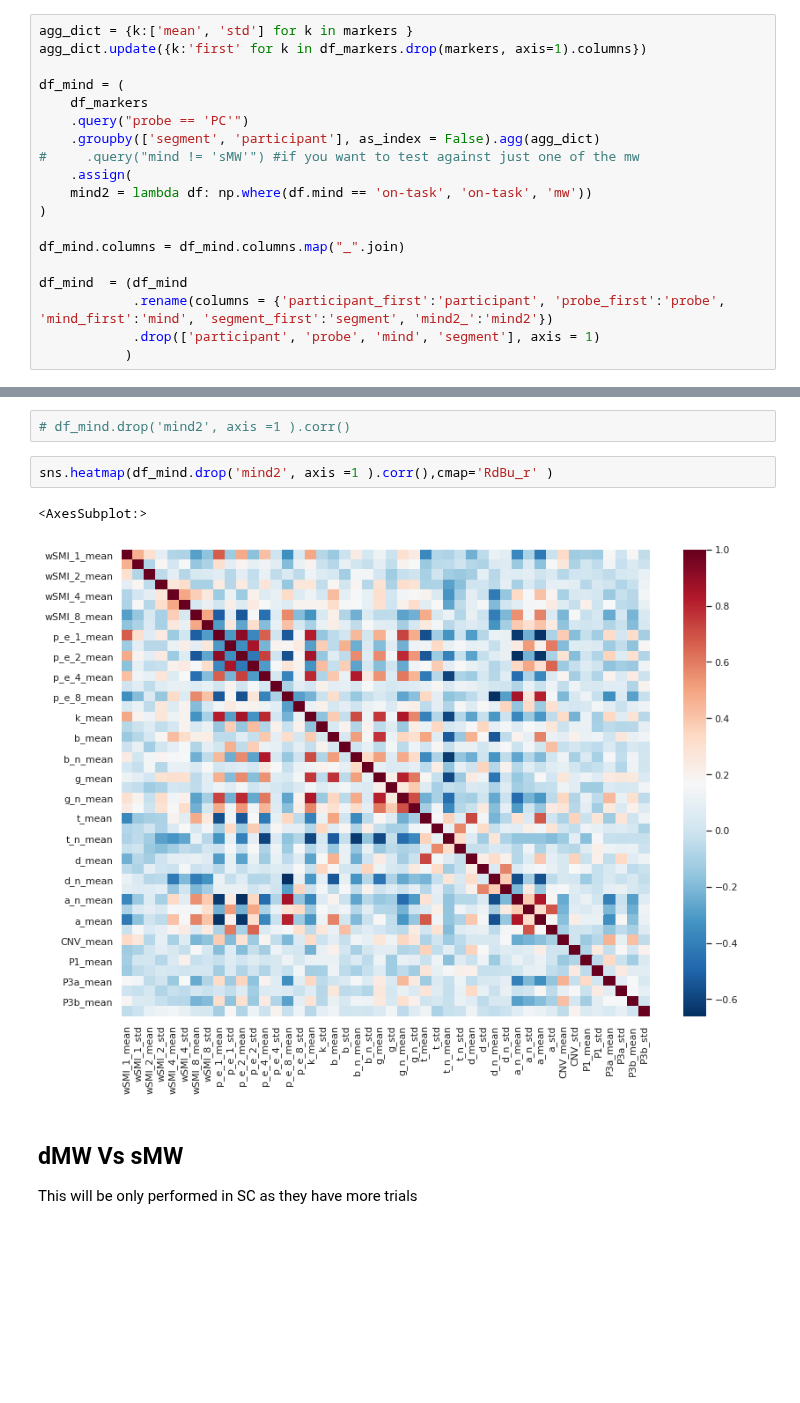
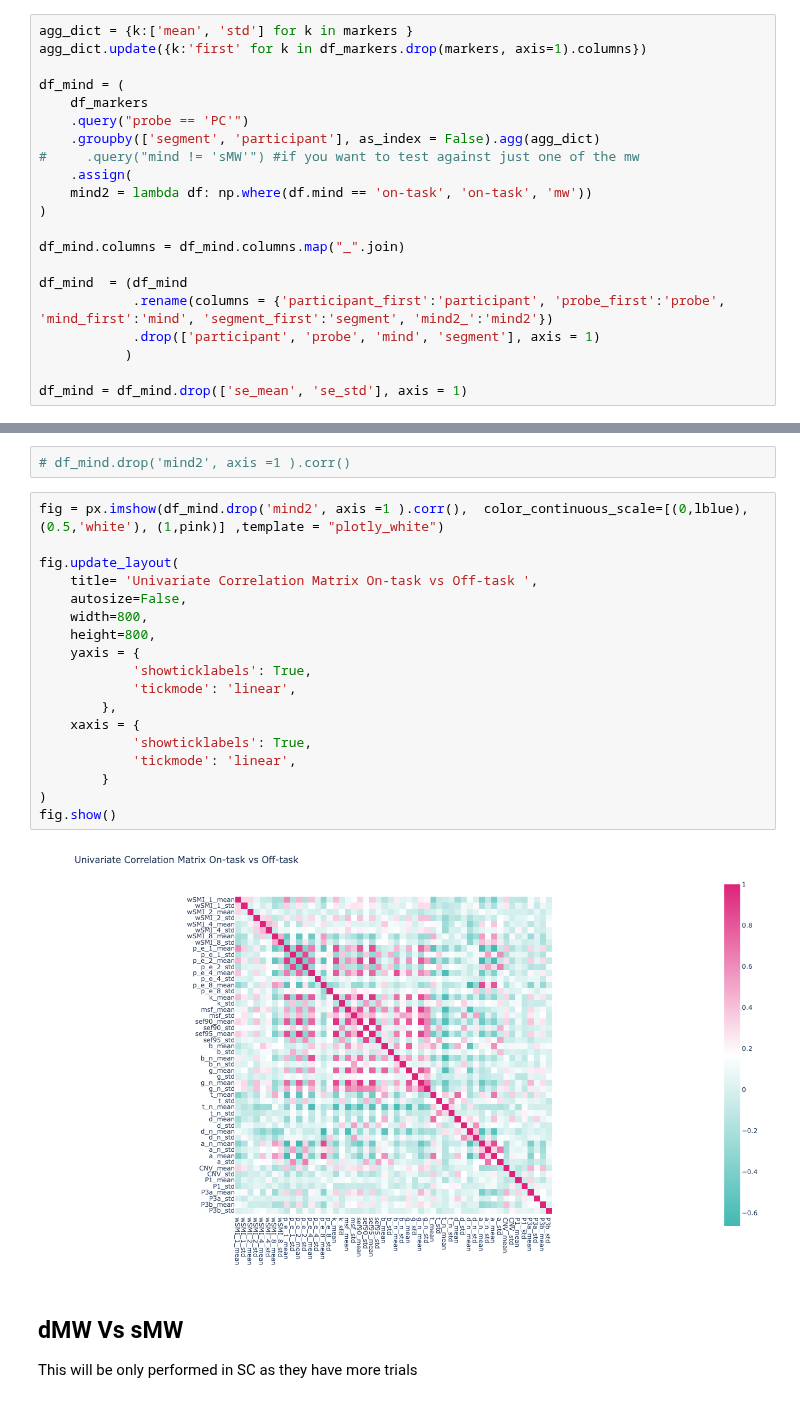
Before and after one commit to Nicobruno92/mw_markers_project, a Jupyter notebook: explore_markers.ipynb, the cells around one changed output, grey strips where cells are left out. Cells and saved outputs as stored; diff of their text form; blank space fills up the shorter version.

```diff
--- a/explore_markers.ipynb
+++ b/explore_markers.ipynb
@@ -165,3 +143,5 @@ df_mind  = (df_mind
             .rename(columns = {'participant_first':'participant', 'probe_first':'probe', 'mind_first':'mind', 'segment_first':'segment', 'mind2_':'mind2'})
             .drop(['participant', 'probe', 'mind', 'segment'], axis = 1)
            )
+
+df_mind = df_mind.drop(['se_mean', 'se_std'], axis = 1)
@@ -173,10 +148,25 @@ len(df_mind)
 # %%
 # df_mind.drop('mind2', axis =1 ).corr()
-# %%
-sns.heatmap(df_mind.drop('mind2', axis =1 ).corr(),cmap='RdBu_r' )
-# %% [output]
-<AxesSubplot:>
-[figure, removed]
+# %%
+fig = px.imshow(df_mind.drop('mind2', axis =1 ).corr(),  color_continuous_scale=[(0,lblue), (0.5,'white'), (1,pink)] ,template = "plotly_white")
+
+fig.update_layout(
+    title= 'Univariate Correlation Matrix On-task vs Off-task ',
+    autosize=False,
+    width=800,
+    height=800,
+    yaxis = {
+            'showticklabels': True,
+            'tickmode': 'linear',
+        },
+    xaxis = {
+            'showticklabels': True,
+            'tickmode': 'linear',
+        }
+)
+fig.show()
+# %% [output]
+[figure, added]
 # %% [markdown]
 ## dMW Vs sMW
 This will be only performed in SC as they have more trials
```
Also changed, not shown: parts of 8 cells of this notebook, 38 other files.
